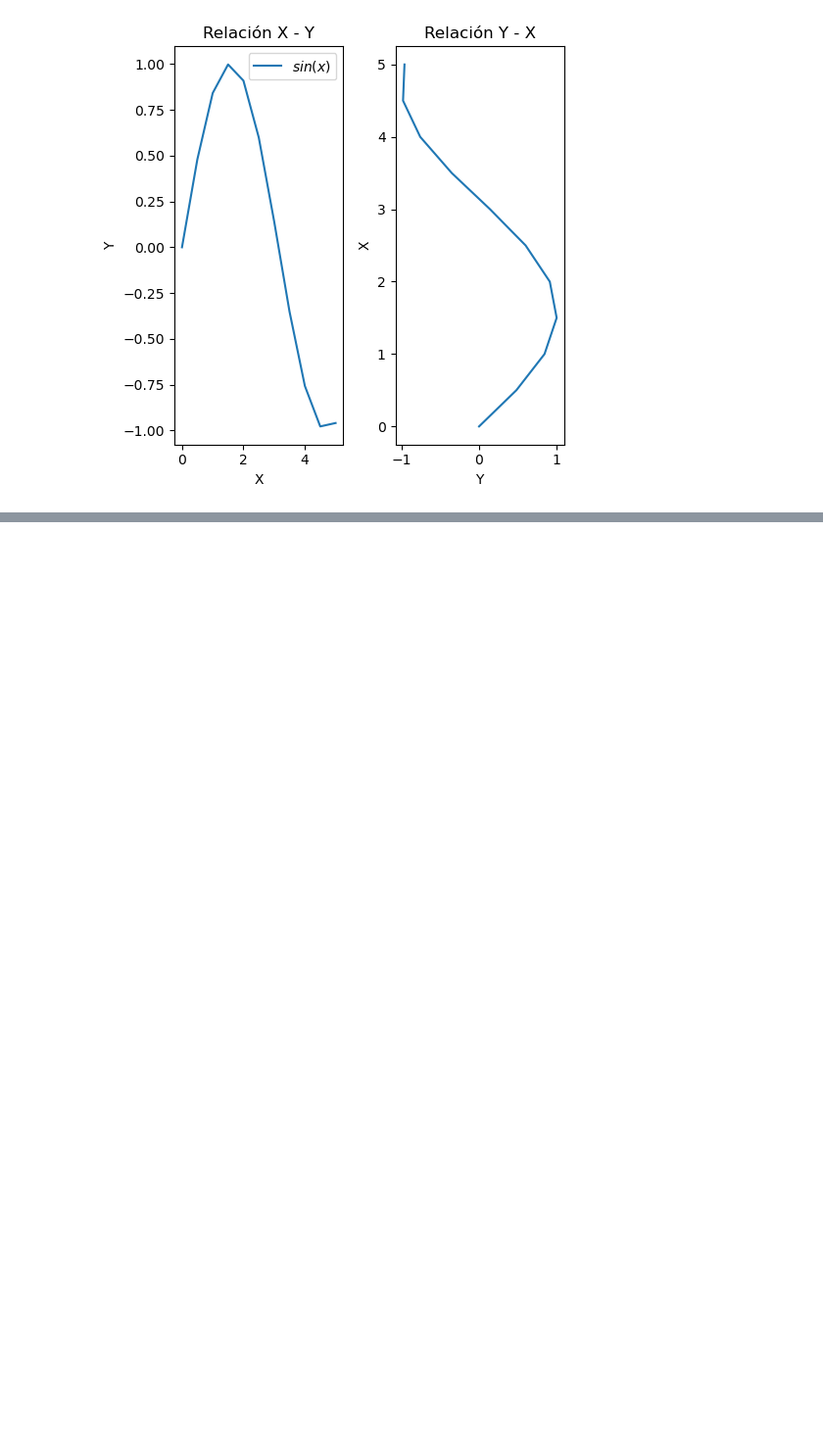
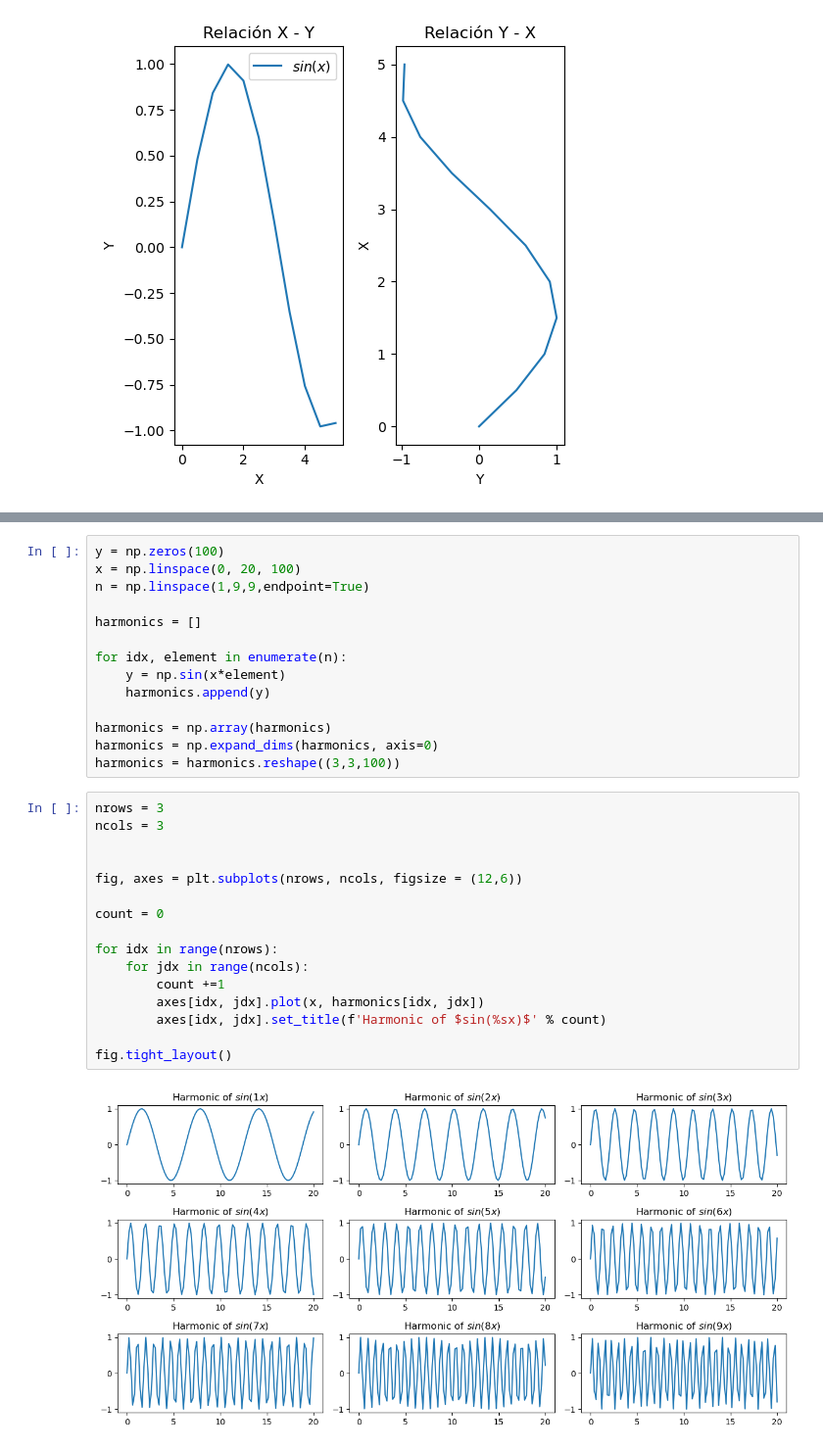
Before and after one commit to jcmefra/curso_matplotlib_seaborn, a Jupyter notebook: Clase6_leyendas_etiquetas.ipynb, the cells around one changed output, grey strips where cells are left out. Shown at 98% size. Drawn from its saved outputs; the diff is of its cells as text; blank space fills up the shorter version.

```diff
--- a/Clase6_leyendas_etiquetas.ipynb
+++ b/Clase6_leyendas_etiquetas.ipynb
@@ -34,0 +50,32 @@ plt.legend()   # Agregamos la leyenda al gráfico
+# %%
+y = np.zeros(100)
+x = np.linspace(0, 20, 100)
+n = np.linspace(1,9,9,endpoint=True)
+
+harmonics = []
+
+for idx, element in enumerate(n):
+    y = np.sin(x*element)
+    harmonics.append(y)
+
+harmonics = np.array(harmonics)
+harmonics = np.expand_dims(harmonics, axis=0)
+harmonics = harmonics.reshape((3,3,100))
+# %%
+nrows = 3
+ncols = 3
+
+
+fig, axes = plt.subplots(nrows, ncols, figsize = (12,6))
+
+count = 0
+
+for idx in range(nrows):
+    for jdx in range(ncols):
+        count +=1
+        axes[idx, jdx].plot(x, harmonics[idx, jdx])
+        axes[idx, jdx].set_title(f'Harmonic of $sin(%sx)$' % count)
+
+fig.tight_layout()
+# %% [output]
+[figure, added]
```
Also changed, not shown: parts of 5 cells of this notebook, 1 other file.
